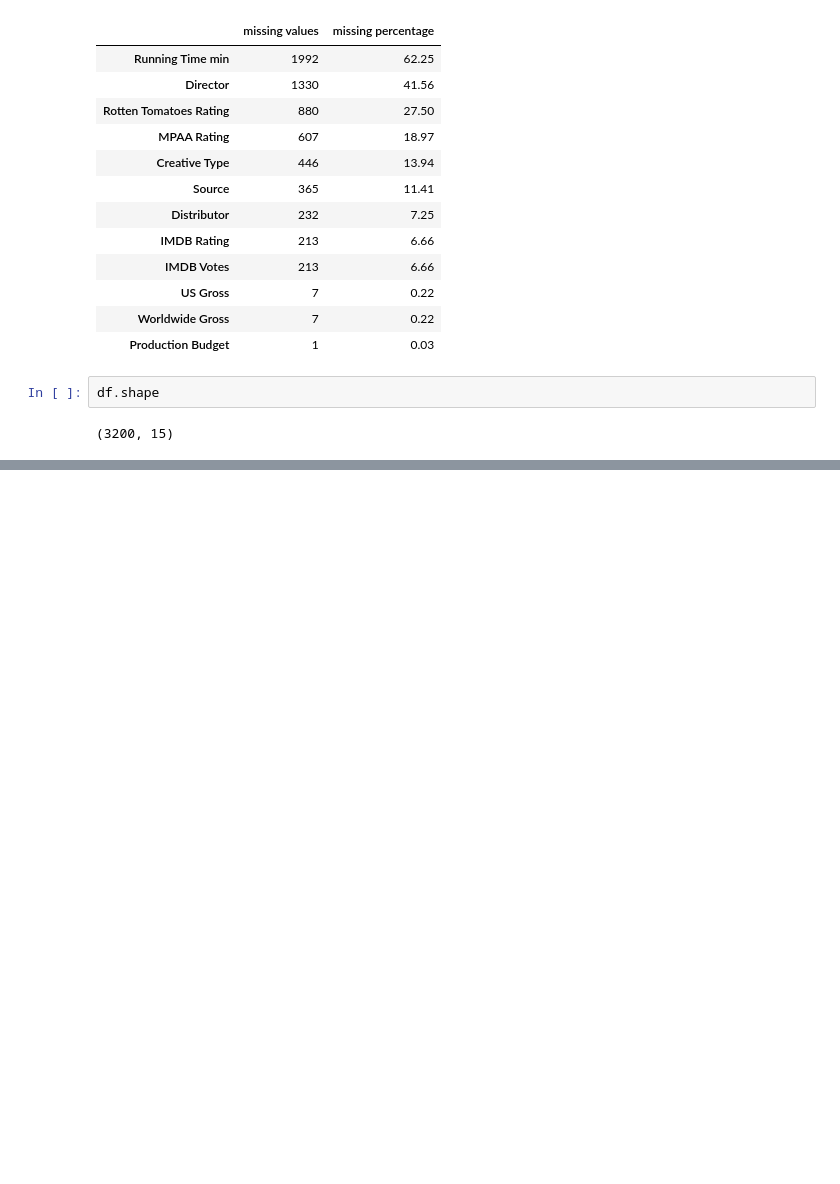
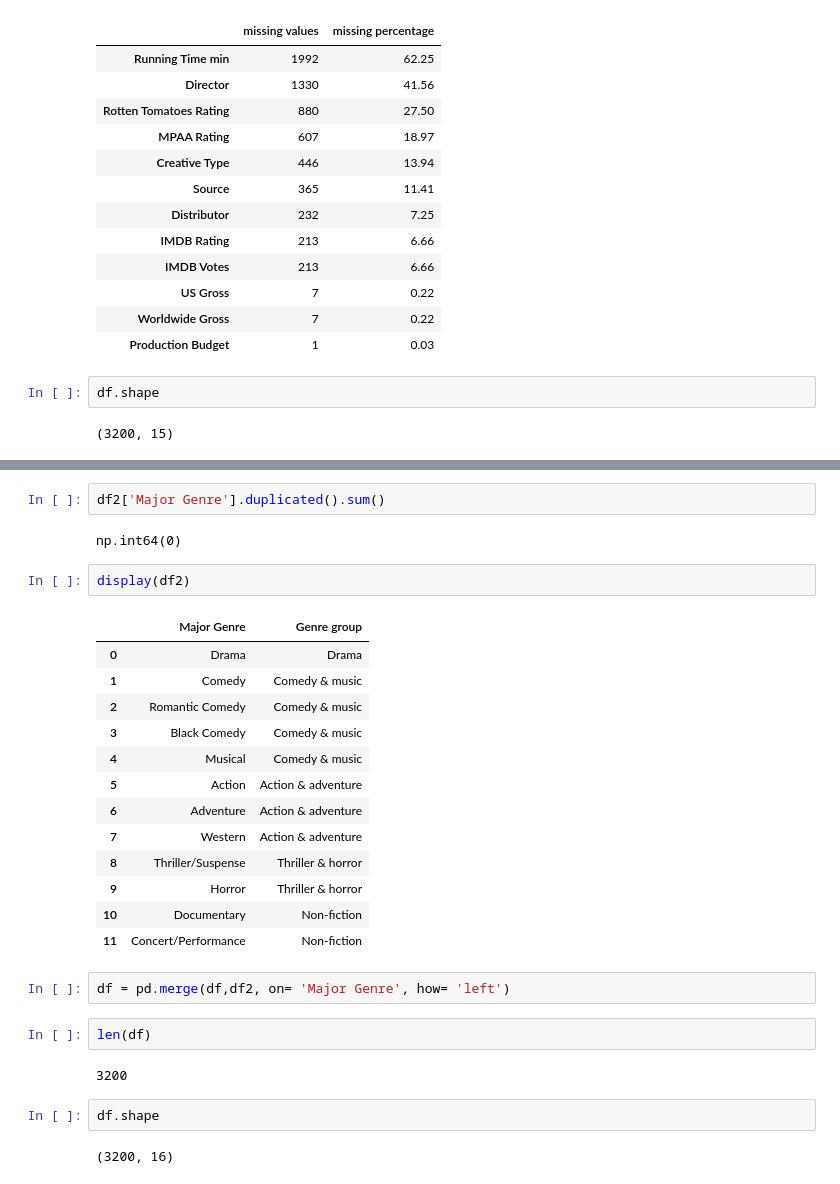
Before and after one commit to Danie1Alexandre/Lexicon---Python---AI, a Jupyter notebook: Data analysis and Visualisation/Project/project investigate a movies data set.ipynb, the cells around one changed output, grey strips where cells are left out. Saved outputs shown, nothing was run; the diff lists cells and outputs as text; blank space fills up the shorter version.

```diff
--- a/Data analysis and Visualisation/Project/project investigate a movies data set.ipynb
+++ b/Data analysis and Visualisation/Project/project investigate a movies data set.ipynb
@@ -281,0 +298,30 @@ df.shape
+# %%
+df2['Major Genre'].duplicated().sum()
+# %% [output]
+np.int64(0)
+# %%
+display(df2)
+# %% [output]
+|  | Major Genre | Genre group |
+| 0 | Drama | Drama |
+| 1 | Comedy | Comedy & music |
+| 2 | Romantic Comedy | Comedy & music |
+| 3 | Black Comedy | Comedy & music |
+| 4 | Musical | Comedy & music |
+| 5 | Action | Action & adventure |
+| 6 | Adventure | Action & adventure |
+| 7 | Western | Action & adventure |
+| 8 | Thriller/Suspense | Thriller & horror |
+| 9 | Horror | Thriller & horror |
+| 10 | Documentary | Non-fiction |
+| 11 | Concert/Performance | Non-fiction |
+# %%
+df = pd.merge(df,df2, on= 'Major Genre', how= 'left')
+# %%
+len(df)
+# %% [output]
+3200
+# %%
+df.shape
+# %% [output]
+(3200, 16)
```
Also changed, not shown: parts of 12 cells of this notebook.
